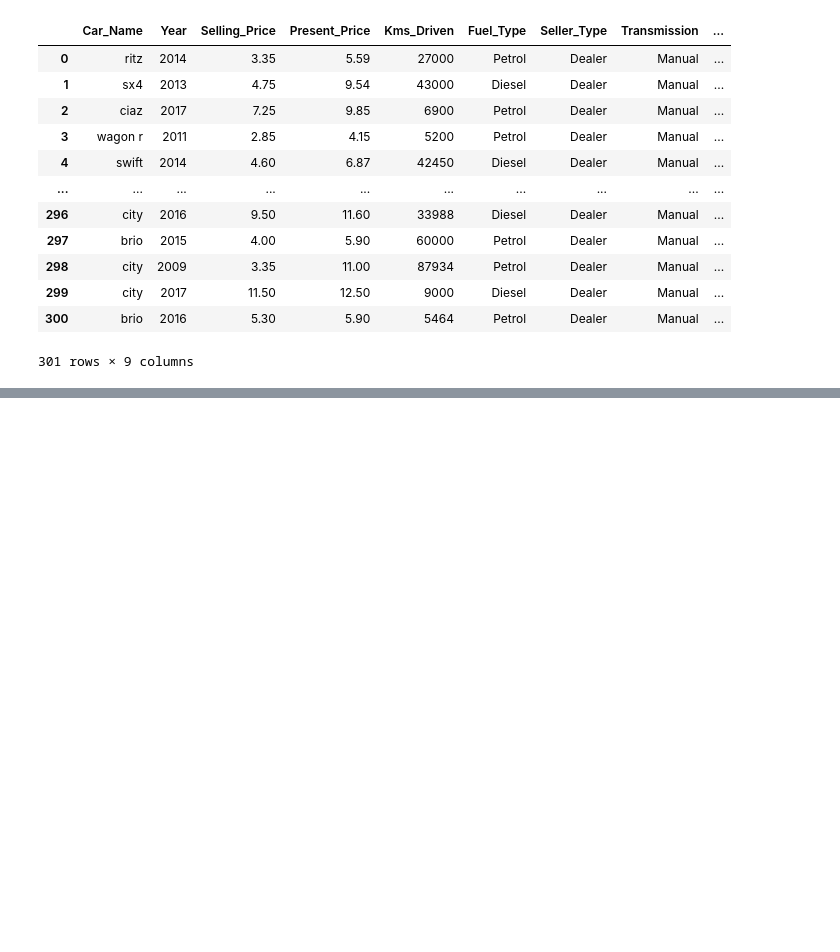
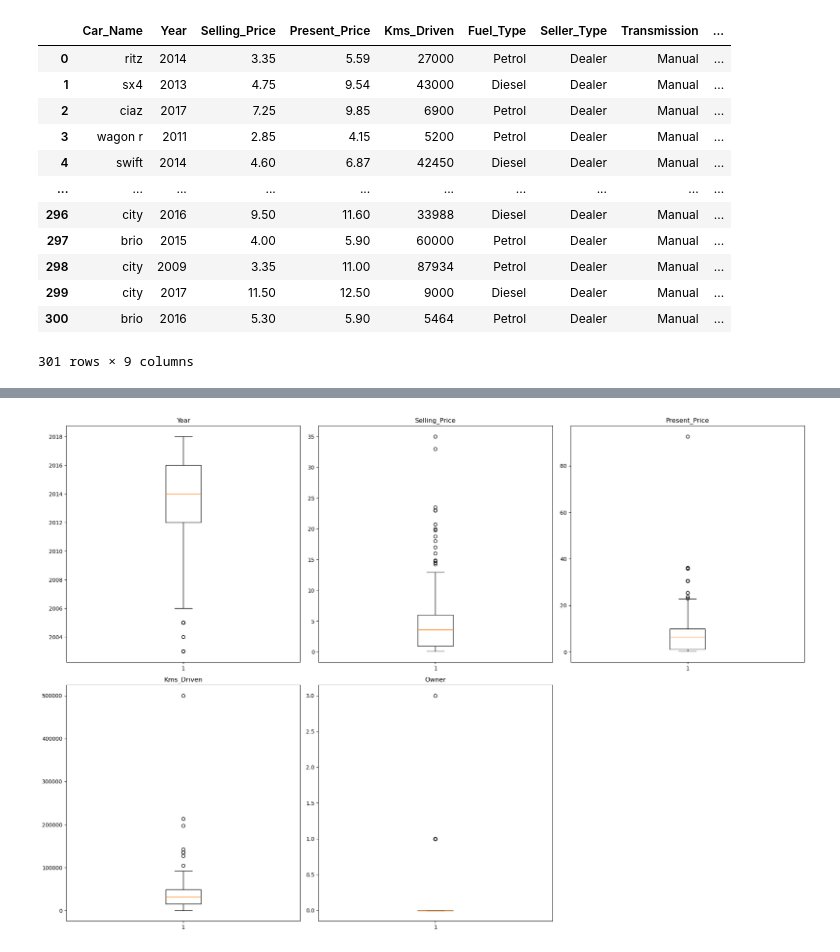
Before and after one commit to anitajn86/Car_analysis, a Jupyter notebook: car_analysis.ipynb, the cells around one changed output, grey strips where cells are left out. Drawn from its saved outputs; the diff is of its cells as text; code cells hidden in the pictures; blank space fills up the shorter version.

Commit message:
Data cleaning and analysis

```diff
--- a/car_analysis.ipynb
+++ b/car_analysis.ipynb
@@ -21,0 +69,3 @@ cars
+# %%
+continuousData=cars.select_dtypes(exclude='object')
+continuousData
@@ -21,0 +86,10 @@ cars
+# %%
+plt.figure(figsize=(20,20))
+for i, col in enumerate(continuousData.columns):
+    plt.subplot(3,3,i+1)
+    plt.boxplot(cars[col])
+    plt.title(col)
+plt.tight_layout()
+plt.show()
+# %% [output]
+[figure, added]
```
Also changed, not shown: parts of 30 cells of this notebook.
